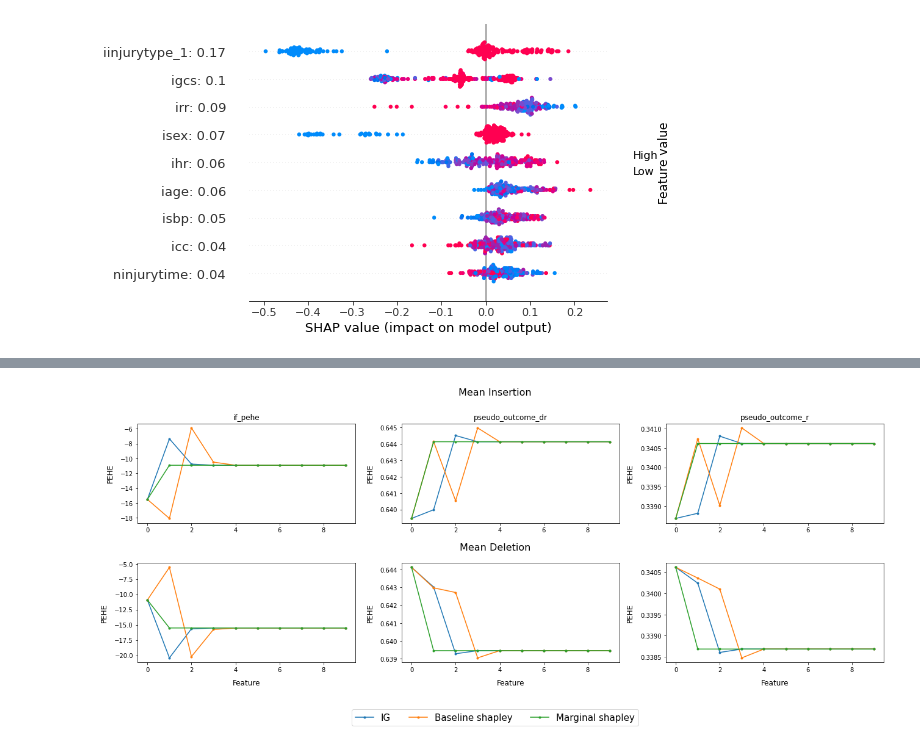
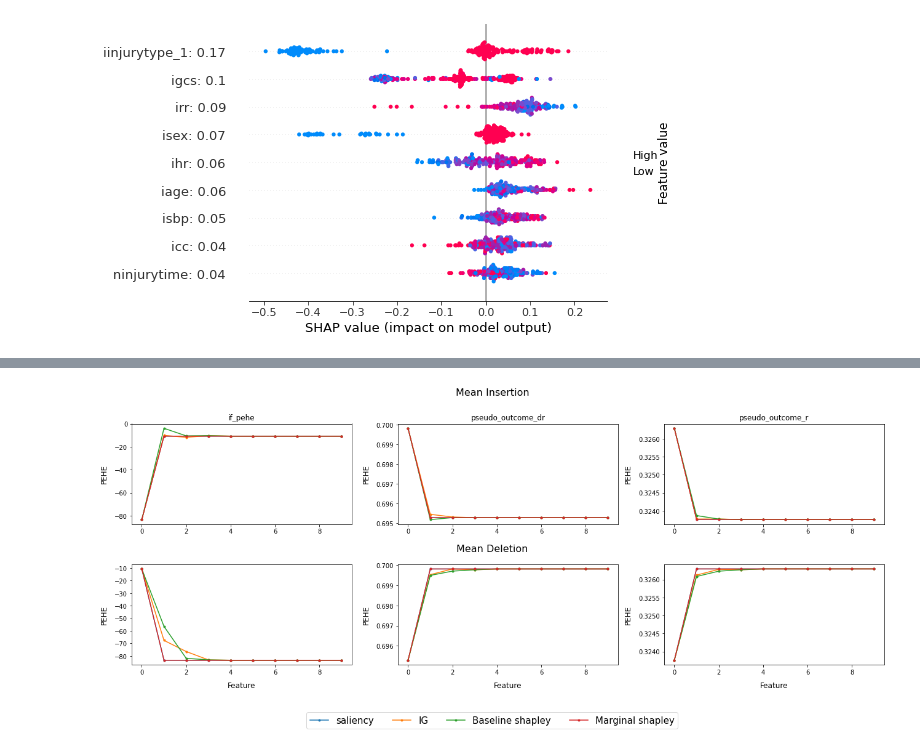
Before and after one commit to q8888620002/LIFT-XAI, a Jupyter notebook: notebooks/subgroup_crash_2.ipynb, the cells around one changed output, grey strips where cells are left out. Drawn from its saved outputs; the diff is of its cells as text; code cells hidden in the pictures.

```diff
--- a/notebooks/subgroup_crash_2.ipynb
+++ b/notebooks/subgroup_crash_2.ipynb
@@ -365,8 +562,13 @@ IndexError: index 9 is out of bounds for axis 1 with size 9
 # %%
+learner = "XLearner"
+shuffle = "True"
+
 explainers = [
+    "saliency",
     "integrated_gradients",
-    "shapley_value_sampling",
-    "naive_shap"
+    "baseline_shapley_value_sampling",
+    "marginal_shapley_value_sampling"
+    # "naive_shap"
 ]
 
 selection_types = [
@@ -379,22 +581,37 @@ selection_types = [
 insertion_results_all = {exp: {sel: [] for sel in selection_types} for exp in explainers}
 deletion_results_all = {exp: {sel: [] for sel in selection_types} for exp in explainers}
 
+auroc_all = {exp: [] for exp in explainers}
+auroc_ate = {exp: [] for exp in explainers}
+
+auroc_full = []
+auroc_full_ate = []
+auroc_random = []
+auroc_random_ate = []
+
 # Loop over the different files
 
-seeds = [0]
+seeds = [0, 1, 2,3, 4]
 
-for file_num in range(1):  # assuming there are 5 files, from 0 to 4
+for i, file_num in enumerate(seeds):  # assuming there are 5 files, from 0 to 4
 
-    if file_num not in [1]:
+    # if file_num not in [1]:
 
-        for selection_type in selection_types:
-            file_path = f"../results/crash_2/insertion_deletion_shuffle_{shuffle}_{learner}_seed_{file_num}.pkl"
-            results = pkl.load(open(file_path,'rb'))
+    for selection_type in selection_types:
+        file_path = f"../results/crash_2/insertion_deletion_shuffle_{shuffle}_{learner}_seed_{file_num}.pkl"
+        results = pkl.load(open(file_path,'rb'))
 
-            for exp_index, exp in enumerate(explainers):
-                insertion_results_all[exp][selection_type].append((results[exp_index][2][selection_type]))
-                deletion_results_all[exp][selection_type].append((results[exp_index][3][selection_type]))
+        for exp_index, exp in enumerate(explainers):
+            insertion_results_all[exp][selection_type].append((results[exp_index][2][selection_type]))
+            deletion_results_all[exp][selection_type].append((results[exp_index][3][selection_type]))
+            auroc_all[exp].append(results[exp_index][5])
+            auroc_ate[exp].append(results[exp_index][4])
 
+            auroc_full.append(results[exp_index][7])
+            auroc_full_ate.append(results[exp_index][6])
+
+            auroc_random.append(results[exp_index][9])
+            auroc_random_ate.append(results[exp_index][8])
 
 # Create a grid for subplots
 gs = gridspec.GridSpec(2, len(selection_types))
@@ -408,9 +625,9 @@ handles, labels = [], []
 # Calculate and plot mean results
 for i, selection_type in enumerate(selection_types):
     for exp in explainers:
-        if exp == "shapley_value_sampling":
+        if exp == "baseline_shapley_value_sampling":
             label = "Baseline shapley"
-        elif exp == "naive_shap":
+        elif exp == "marginal_shapley_value_sampling":
             label = "Marginal shapley"
         elif exp == "integrated_gradients":
             label = "IG"
@@ -421,6 +638,10 @@ for i, selection_type in enumerate(selection_types):
         deletion_results_mean = np.mean(deletion_results_all[exp][selection_type], axis=0)
         features_num = len(insertion_results_mean)
 
+
+        insertion_results_std = np.std(insertion_results_all[exp][selection_type], axis=0)/np.sqrt(len(seeds))
+        deletion_results_std = np.std(deletion_results_all[exp][selection_type], axis=0)/np.sqrt(len(seeds))
+
         # Insertion subplot
         ax1 = plt.subplot(gs[0, i])
         ax1.set_title(f"{selection_type}")
@@ -428,11 +649,13 @@ for i, selection_type in enumerate(selection_types):
 
         # Plot and store the line and label for legend
         line, = ax1.plot(range(features_num), insertion_results_mean, '-o', markersize=3)
+        # ax1.fill_between(range(features_num), insertion_results_mean - insertion_results_std, insertion_results_mean + insertion_results_std, alpha=0.2)
 
         # Deletion subplot
         ax2 = plt.subplot(gs[1, i])
         ax2.set_ylabel('PEHE', fontsize=12, labelpad=10)
         ax2.plot(range(features_num), deletion_results_mean, '-o', markersize=3)
+        # ax2.fill_between(range(features_num), deletion_results_mean - deletion_results_std, deletion_results_mean + deletion_results_std, alpha=0.2)
 
         # Add the line handle and label only if it doesn't exist
         if label not in labels:
@@ -452,31 +675,31 @@ fig.text(0.5, 0.52, "Mean Deletion", ha='center', fontsize=16)
 # Move legend below the second row
 fig.legend(handles, labels, loc='upper center', bbox_to_anchor=(0.5, 0.08), fontsize=15, ncol=len(labels))
 
 # Adjust layout and add more space for the main titles
 plt.tight_layout()
 plt.subplots_adjust(top=0.88, hspace=0.4, bottom=0.2)
 plt.show()
 
 
 # # Function to calculate the percentage contribution of cumulative PEHE up to nth feature relative to the total PEHE at final feature
 # def calc_cumulative_contribution(n, data):
 #     if n >= len(data):
 #         raise ValueError(f"Feature index {n} is out of bounds for data of length {len(data)}")
 #     percentage_contribution = (data[-1] - data[n] / data[-1]) * 100
 #     return percentage_contribution
 
 # # Let's say you want the cumulative contribution of PEHE when up to the 5th feature is added
 # n = 4
 
 # # Loop through each explainer and selection type
 # for exp in explainers:
 #     for selection_type in selection_types:
 #         # Get the cumulative PEHE for each feature
 #         pehe_values = np.mean(insertion_results_all[exp][selection_type], axis=0)
 #         percentage_contribution = calc_cumulative_contribution(n, pehe_values)
 
 #         # Print the percentage contribution of PEHE up to nth feature
 #         print(f"For {exp} with {selection_type} selection:")
 #         print(f"Percentage contribution of PEHE up to {n+1}th feature: {percentage_contribution}%")
 # %% [output]
-[figure, old version]
+[figure, new version]
```
Also changed, not shown: parts of 24 cells of this notebook, 26 other files.
